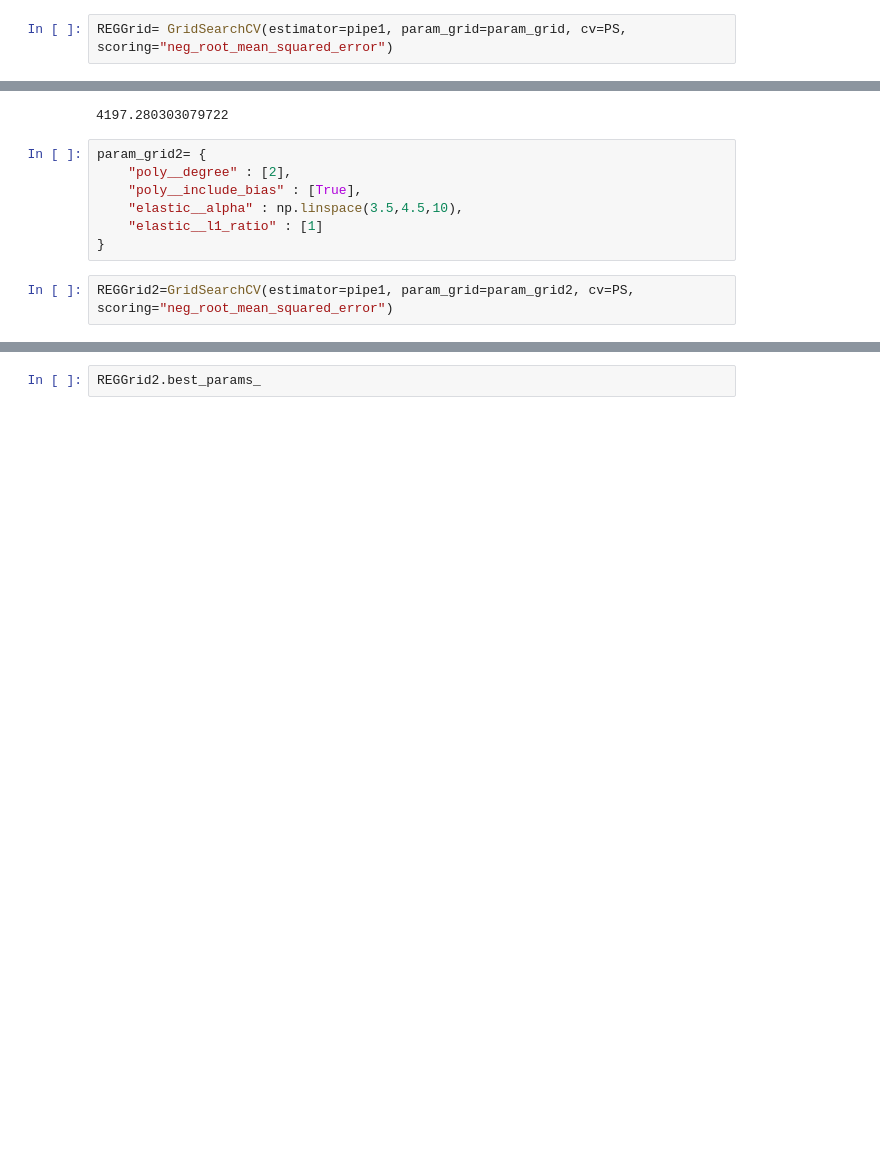
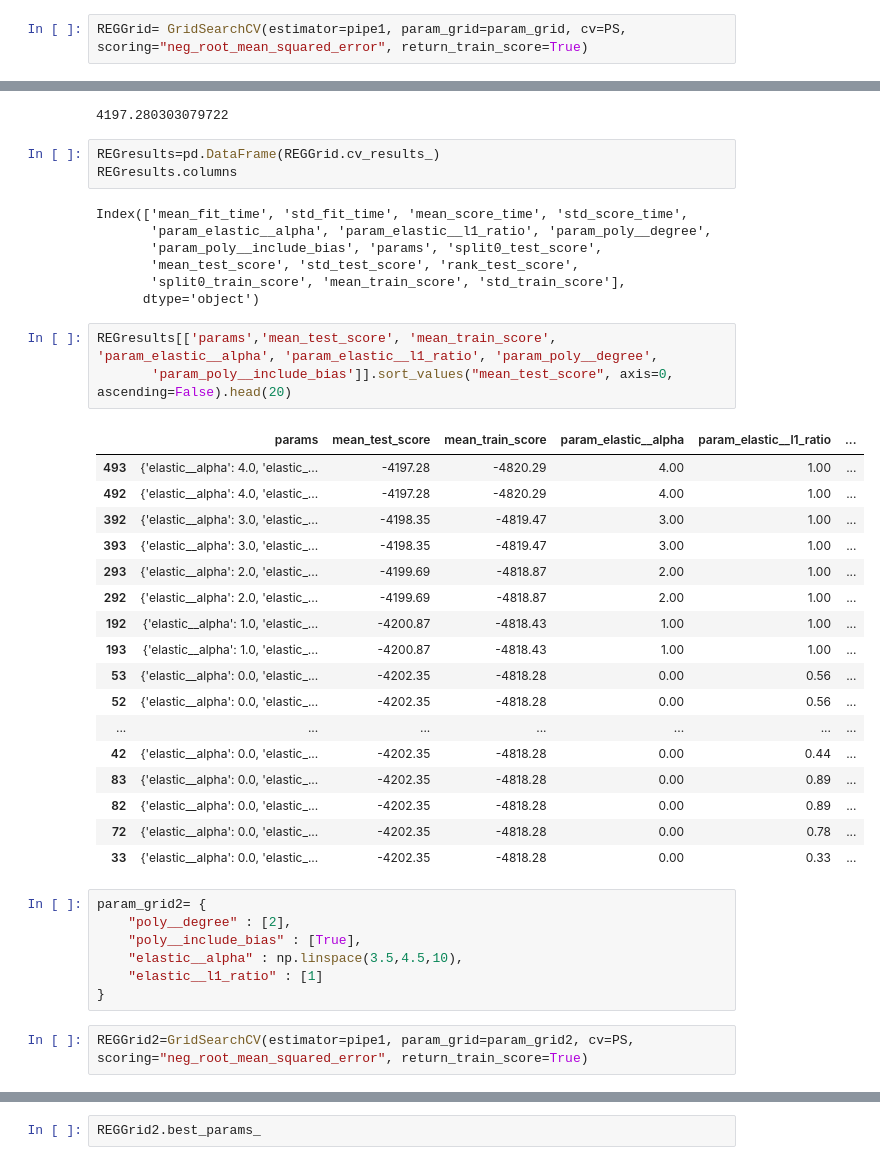
Before and after one commit to adamxszczepanski/SQL-and-ML-Projects, a Jupyter notebook: InsurancePrediction -1 ML model/Insurance prediction project ML.ipynb, the cells around one changed output, grey strips where cells are left out. Drawn from its saved outputs; the diff is of its cells as text; blank space fills up the shorter version.

Commit message:
Added scoring dfs for GridSearch

```diff
--- a/InsurancePrediction -1 ML model/Insurance prediction project ML.ipynb
+++ b/InsurancePrediction -1 ML model/Insurance prediction project ML.ipynb
@@ -739,7 +739,7 @@ param_grid= {
     "elastic__l1_ratio" : np.linspace(0,1,10)
 }
 # %%
-REGGrid= GridSearchCV(estimator=pipe1, param_grid=param_grid, cv=PS, scoring="neg_root_mean_squared_error")
+REGGrid= GridSearchCV(estimator=pipe1, param_grid=param_grid, cv=PS, scoring="neg_root_mean_squared_error", return_train_score=True)
 # %%
 REGGrid.fit(X_trainval, y_trainval)
 # %% [output]
@@ -764,6 +764,37 @@ REGGrid.best_params_
 -REGGrid.best_score_
 # %% [output]
 4197.280303079722
+# %%
+REGresults=pd.DataFrame(REGGrid.cv_results_)
+REGresults.columns
+# %% [output]
+Index(['mean_fit_time', 'std_fit_time', 'mean_score_time', 'std_score_time',
+       'param_elastic__alpha', 'param_elastic__l1_ratio', 'param_poly__degree',
+       'param_poly__include_bias', 'params', 'split0_test_score',
+       'mean_test_score', 'std_test_score', 'rank_test_score',
+       'split0_train_score', 'mean_train_score', 'std_train_score'],
+      dtype='object')
+# %%
+REGresults[['params','mean_test_score', 'mean_train_score', 'param_elastic__alpha', 'param_elastic__l1_ratio', 'param_poly__degree',
+       'param_poly__include_bias']].sort_values("mean_test_score", axis=0, ascending=False).head(20)
+# %% [output]
+|  | params | mean_test_score | mean_train_score | param_elastic__alpha | param_elastic__l1_ratio | ... |
+| 493 | {'elastic__alpha': 4.0, 'elastic_... | -4197.28 | -4820.29 | 4.00 | 1.00 | ... |
+| 492 | {'elastic__alpha': 4.0, 'elastic_... | -4197.28 | -4820.29 | 4.00 | 1.00 | ... |
+| 392 | {'elastic__alpha': 3.0, 'elastic_... | -4198.35 | -4819.47 | 3.00 | 1.00 | ... |
+| 393 | {'elastic__alpha': 3.0, 'elastic_... | -4198.35 | -4819.47 | 3.00 | 1.00 | ... |
+| 293 | {'elastic__alpha': 2.0, 'elastic_... | -4199.69 | -4818.87 | 2.00 | 1.00 | ... |
+| 292 | {'elastic__alpha': 2.0, 'elastic_... | -4199.69 | -4818.87 | 2.00 | 1.00 | ... |
+| 192 | {'elastic__alpha': 1.0, 'elastic_... | -4200.87 | -4818.43 | 1.00 | 1.00 | ... |
+| 193 | {'elastic__alpha': 1.0, 'elastic_... | -4200.87 | -4818.43 | 1.00 | 1.00 | ... |
+| 53 | {'elastic__alpha': 0.0, 'elastic_... | -4202.35 | -4818.28 | 0.00 | 0.56 | ... |
+| 52 | {'elastic__alpha': 0.0, 'elastic_... | -4202.35 | -4818.28 | 0.00 | 0.56 | ... |
+| ... | ... | ... | ... | ... | ... | ... |
+| 42 | {'elastic__alpha': 0.0, 'elastic_... | -4202.35 | -4818.28 | 0.00 | 0.44 | ... |
+| 83 | {'elastic__alpha': 0.0, 'elastic_... | -4202.35 | -4818.28 | 0.00 | 0.89 | ... |
+| 82 | {'elastic__alpha': 0.0, 'elastic_... | -4202.35 | -4818.28 | 0.00 | 0.89 | ... |
+| 72 | {'elastic__alpha': 0.0, 'elastic_... | -4202.35 | -4818.28 | 0.00 | 0.78 | ... |
+| 33 | {'elastic__alpha': 0.0, 'elastic_... | -4202.35 | -4818.28 | 0.00 | 0.33 | ... |
 # %%
 param_grid2= {
     "poly__degree" : [2],
@@ -772,7 +803,7 @@ param_grid2= {
     "elastic__l1_ratio" : [1]
 }
 # %%
-REGGrid2=GridSearchCV(estimator=pipe1, param_grid=param_grid2, cv=PS, scoring="neg_root_mean_squared_error")
+REGGrid2=GridSearchCV(estimator=pipe1, param_grid=param_grid2, cv=PS, scoring="neg_root_mean_squared_error", return_train_score=True)
 # %%
 REGGrid2.fit(X_trainval, y_trainval)
 # %% [output]
```
Also changed, not shown: parts of 5 cells of this notebook.
